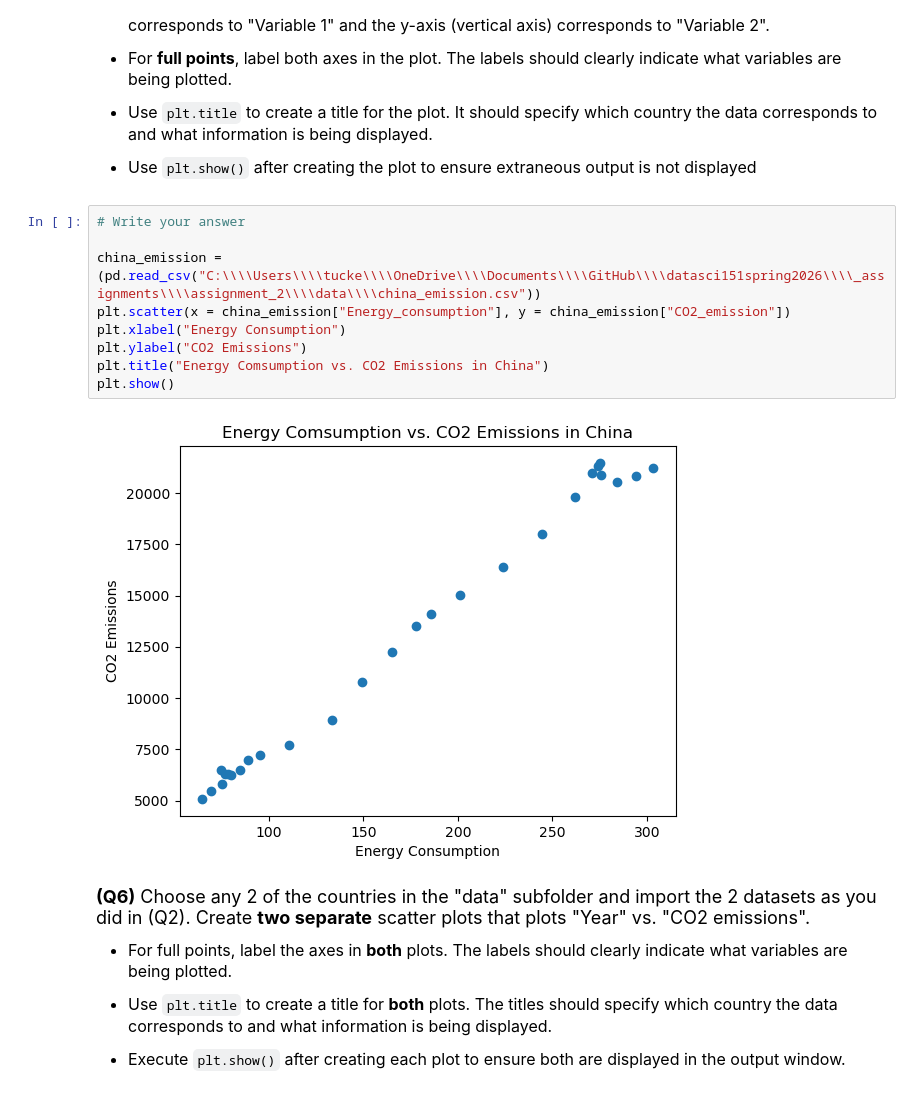
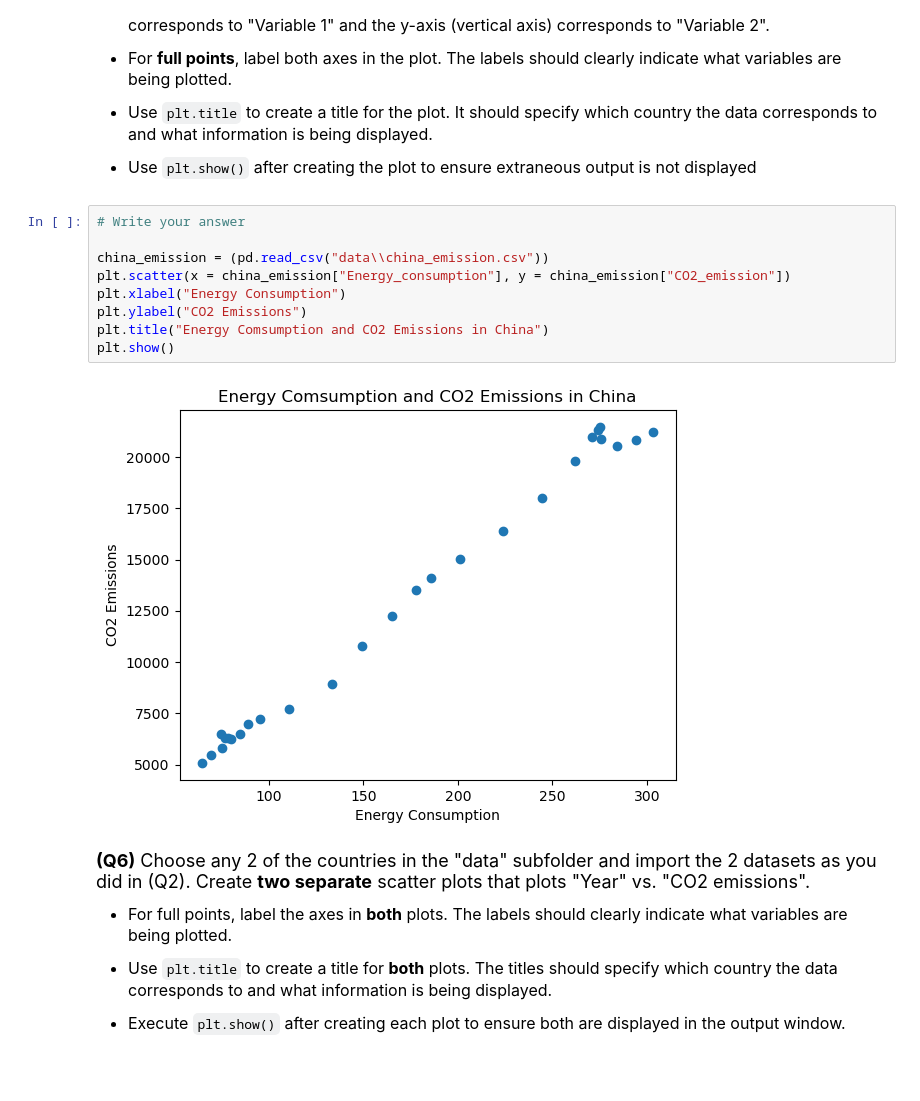
Before and after one commit to tuckersampson/datasci151spring2026, a Jupyter notebook: _assignments/assignment_2/Assignment2.ipynb, the cells around one changed output. Cells and saved outputs as stored; diff of their text form.

```diff
--- a/_assignments/assignment_2/Assignment2.ipynb
+++ b/_assignments/assignment_2/Assignment2.ipynb
@@ -129,14 +129,14 @@ Name: CO2_emission, dtype: float64
 # %%
 # Write your answer
 
-china_emission = (pd.read_csv("C:\\\\Users\\\\tucke\\\\OneDrive\\\\Documents\\\\GitHub\\\\datasci151spring2026\\\\_assignments\\\\assignment_2\\\\data\\\\china_emission.csv"))
+china_emission = (pd.read_csv("data\\china_emission.csv"))
 plt.scatter(x = china_emission["Energy_consumption"], y = china_emission["CO2_emission"])
 plt.xlabel("Energy Consumption")
 plt.ylabel("CO2 Emissions")
-plt.title("Energy Comsumption vs. CO2 Emissions in China")
+plt.title("Energy Comsumption and CO2 Emissions in China")
 plt.show()
 # %% [output]
-[figure, old version]
+[figure, new version]
 # %% [markdown]
 <font size = "4">
 
```
Also changed, not shown: parts of 2 cells of this notebook.
